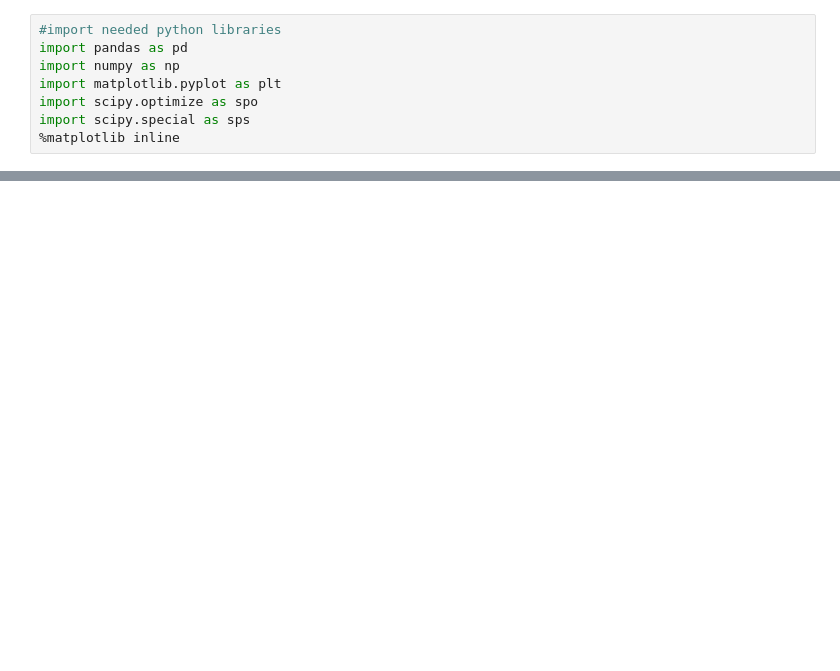
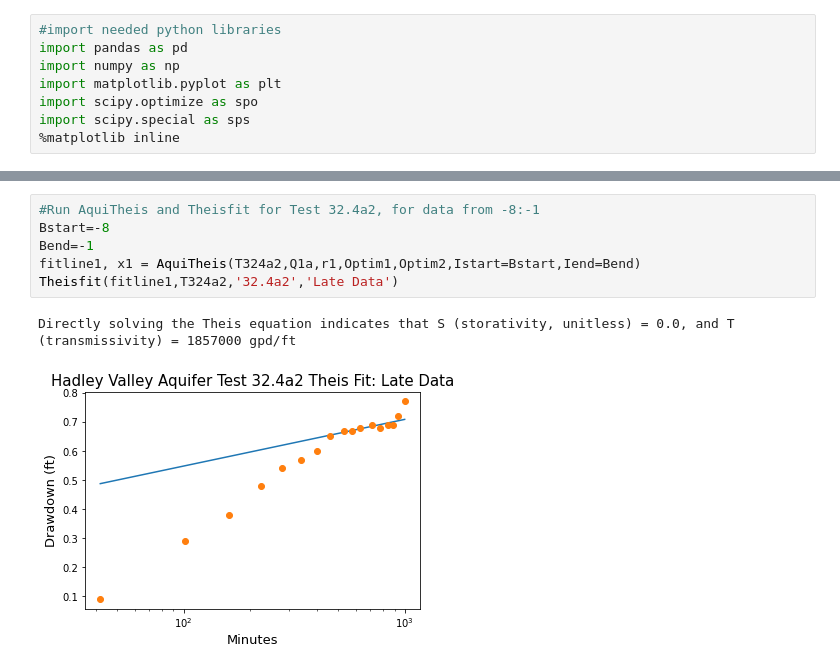
Before and after one commit to dbabrams/ShallowDolomite_Group, a Jupyter notebook: Project_Aquifer_Test_Analysis.ipynb, the cells around one changed output, grey strips where cells are left out. Saved outputs shown, nothing was run; the diff lists cells and outputs as text; blank space fills up the shorter version.

```diff
--- a/Project_Aquifer_Test_Analysis.ipynb
+++ b/Project_Aquifer_Test_Analysis.ipynb
@@ -191,0 +136,9 @@ To completely answer this question would require analysis of how long it would t
+# %%
+#Run AquiTheis and Theisfit for Test 32.4a2, for data from -8:-1
+Bstart=-8
+Bend=-1
+fitline1, x1 = AquiTheis(T324a2,Q1a,r1,Optim1,Optim2,Istart=Bstart,Iend=Bend)
+Theisfit(fitline1,T324a2,'32.4a2','Late Data')
+# %% [output]
+Directly solving the Theis equation indicates that S (storativity, unitless) = 0.0, and T (transmissivity) = 1857000 gpd/ft
+[figure, added]
```
Also changed, not shown: parts of 44 cells of this notebook.
